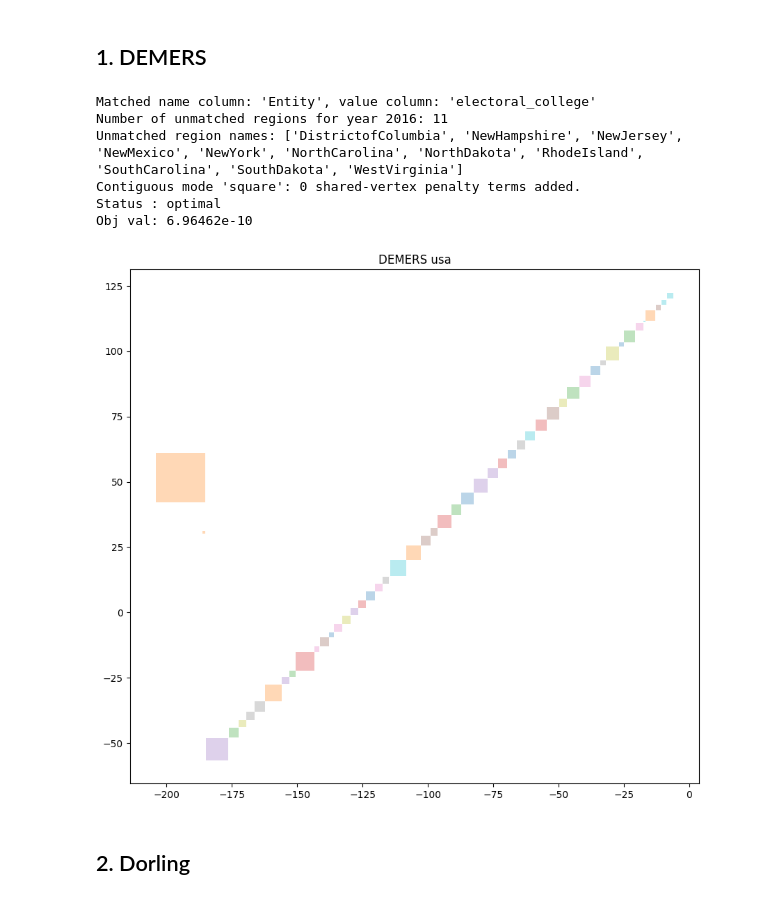
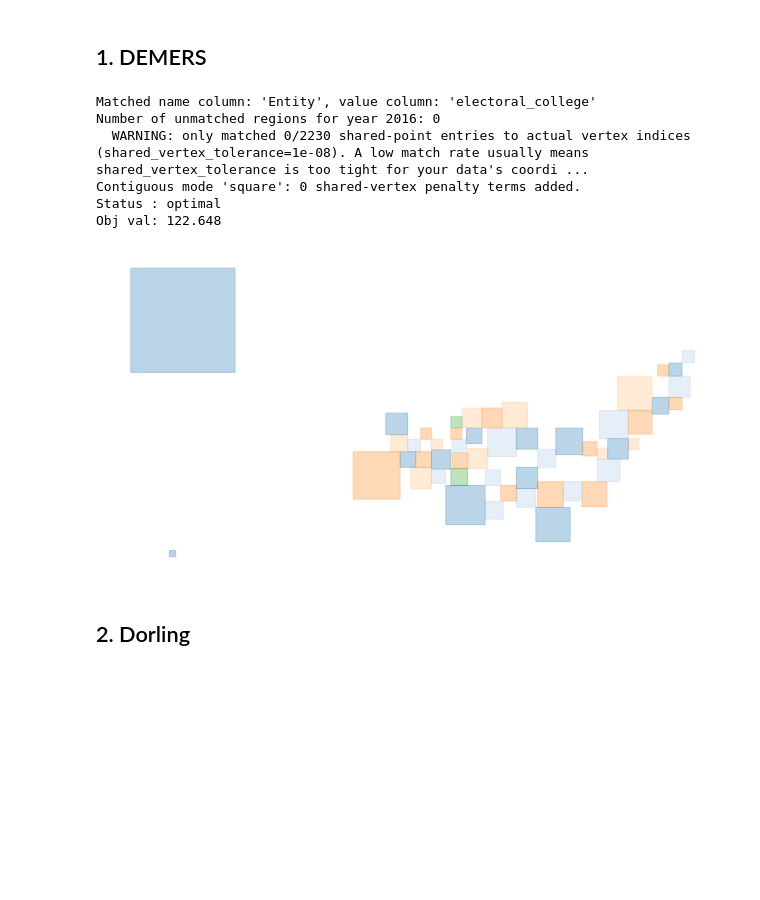
Before and after one commit to kuenem/Cartogram-Framework, a Jupyter notebook: Cartogram Framework/notebooks/cartograms.ipynb, the cells around one changed output. Drawn from its saved outputs; the diff is of its cells as text; code cells hidden in the pictures; blank space fills up the shorter version.

```diff
--- a/Cartogram Framework/notebooks/cartograms.ipynb
+++ b/Cartogram Framework/notebooks/cartograms.ipynb
@@ -17,12 +18,12 @@ region, level, year = get_region("usa") # world, india, usa, taiwan
 ## 1. DEMERS
 # %%
 data = demers_cartogram(region, level, year)
-plot_polys_data(data,  title=f"DEMERS {region}", centroids=False, legend=False, target_centers=None)
+plot_polys_data(data,  title=f"DEMERS {region}", centroids=False, legend=False, target_centers=None, svg=True)
 # %% [output]
 Matched name column: 'Entity', value column: 'electoral_college'
-Number of unmatched regions for year 2016: 11
-Unmatched region names: ['DistrictofColumbia', 'NewHampshire', 'NewJersey', 'NewMexico', 'NewYork', 'NorthCarolina', 'NorthDakota', 'RhodeIsland', 'SouthCarolina', 'SouthDakota', 'WestVirginia']
+Number of unmatched regions for year 2016: 0
+  WARNING: only matched 0/2230 shared-point entries to actual vertex indices (shared_vertex_tolerance=1e-08). A low match rate usually means shared_vertex_tolerance is too tight for your data's coordi ...
 Contiguous mode 'square': 0 shared-vertex penalty terms added.
 Status : optimal
-Obj val: 6.96462e-10
+Obj val: 122.648
-[figure, old version]
+[figure, new version]
```
Also changed, not shown: parts of 10 cells of this notebook, 34 other files.
